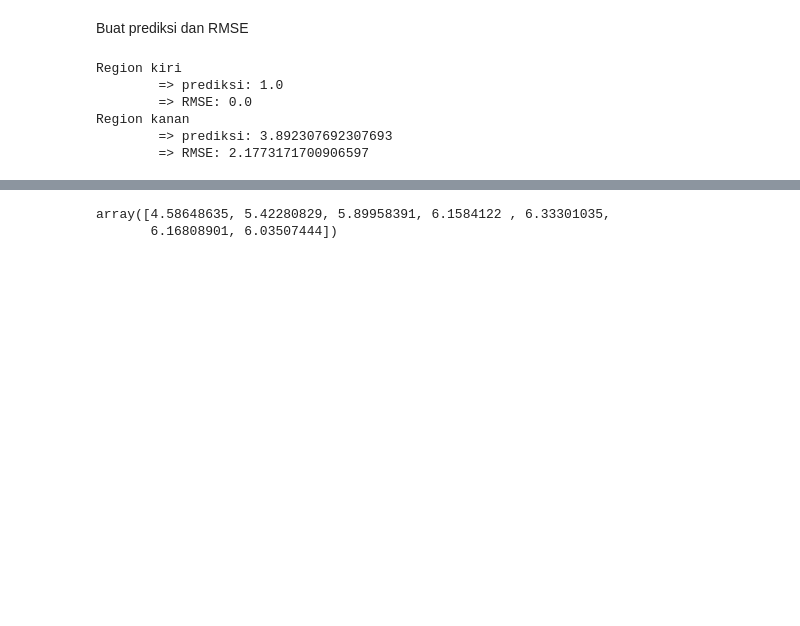
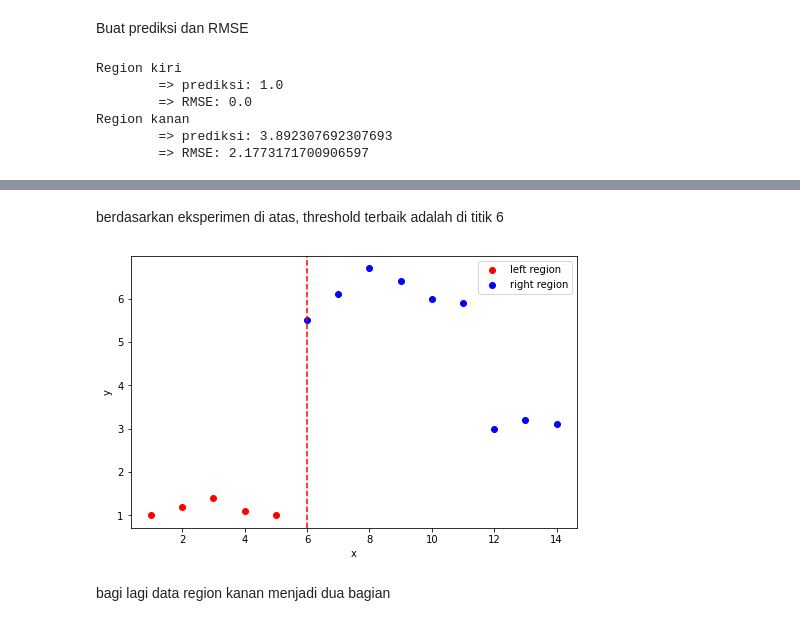
Before and after one commit to rahmanazizf/dtree_from_scratch, a Jupyter notebook: dt_note.ipynb, the cells around one changed output, grey strips where cells are left out. Cells and saved outputs as stored; diff of their text form; code cells hidden in the pictures; blank space fills up the shorter version.

```diff
--- a/dt_note.ipynb
+++ b/dt_note.ipynb
@@ -117,18 +117,3 @@ def tree_regressor(data, threshold):
 # %%
 # buat list untuk variasi threshold
 thre_list = [*range(2, 15, 1)]
-# %%
-# buat list untuk menyimpan hasil prediksi dan rmse
-# rmse
-rmse_left = []
-rmse_right = []
-pred_left_right = []
-for thre in thre_list:
-    print("="*20)
-    result = tree_regressor(data, thre)
-
-    rmse_left.append(result[1])
-    rmse_right.append(result[3])
-
-    pred_left_right.append((result[0], result[2]))
-    print("="*20)
@@ -173,5 +179,22 @@ plt.show()
-# %%
-rmse_total[6:]
-# %% [output]
-array([4.58648635, 5.42280829, 5.89958391, 6.1584122 , 6.33301035,
-       6.16808901, 6.03507444])
+# %% [markdown]
+berdasarkan eksperimen di atas, threshold terbaik adalah di titik 6
+# %%
+# plot kembali data beserta boundary yang telah kita dapat melalui perhitungan
+# threshold
+thre = best_threshold
+# split data
+data_left, data_right = split_data(data, thre)
+
+# plot data
+fig, ax = plt.subplots(ncols=1, nrows=1, figsize=(8,5))
+ax.scatter(data_left['X'], data_left['y'], c='r', label = 'left region')
+ax.scatter(data_right['X'], data_right['y'], c='b', label = 'right region')
+ax.axvline(x=thre, color='r', linestyle='--')
+ax.set_xlabel('x')
+ax.set_ylabel('y')
+ax.legend()
+plt.show()
+# %% [output]
+[figure, added]
+# %% [markdown]
+bagi lagi data region kanan menjadi dua bagian
```
Also changed, not shown: parts of 10 cells of this notebook.
